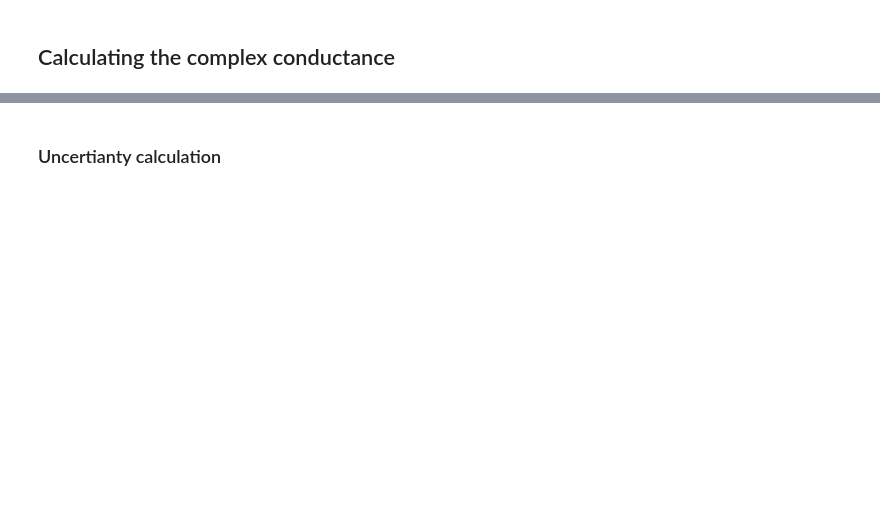
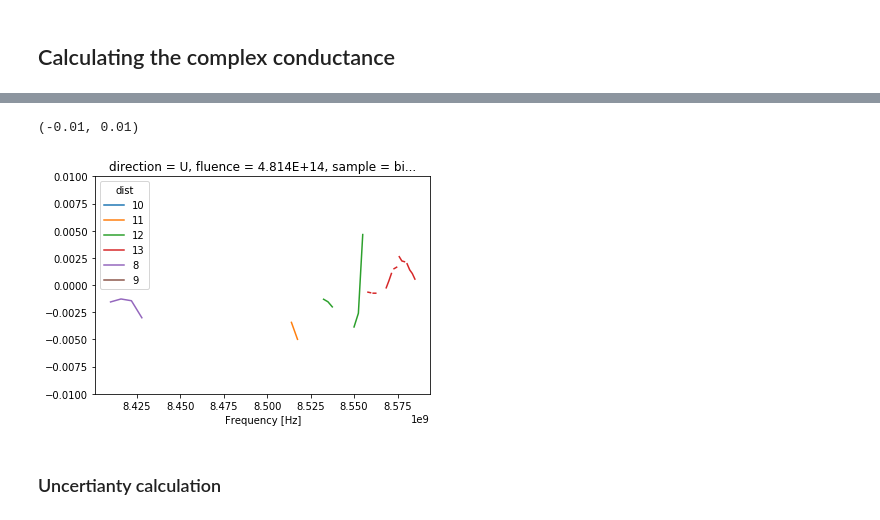
Before and after one commit to aspitarl/TRMC, a Jupyter notebook: Cavity Coupling/Fitting-coupling.ipynb, the cells around one changed output, grey strips where cells are left out. Drawn from its saved outputs; the diff is of its cells as text; code cells hidden in the pictures; blank space fills up the shorter version.

```diff
--- a/Cavity Coupling/Fitting-coupling.ipynb
+++ b/Cavity Coupling/Fitting-coupling.ipynb
@@ -439,2 +415,10 @@ ValueError: 'fluence' not found in array dimensions ('dist', 'time')
+# %%
+da  = (da_dv/da_bv)
+# %%
+da.isel(sample = 0,fluence = 0,direction = 0).mean('time').plot(hue = 'dist')
+plt.ylim(-0.01,0.01)
+# %% [output]
+(-0.01, 0.01)
+[figure, added]
 # %% [markdown]
 ### Uncertianty calculation
```
Also changed, not shown: parts of 10 cells of this notebook, 2 other files.
